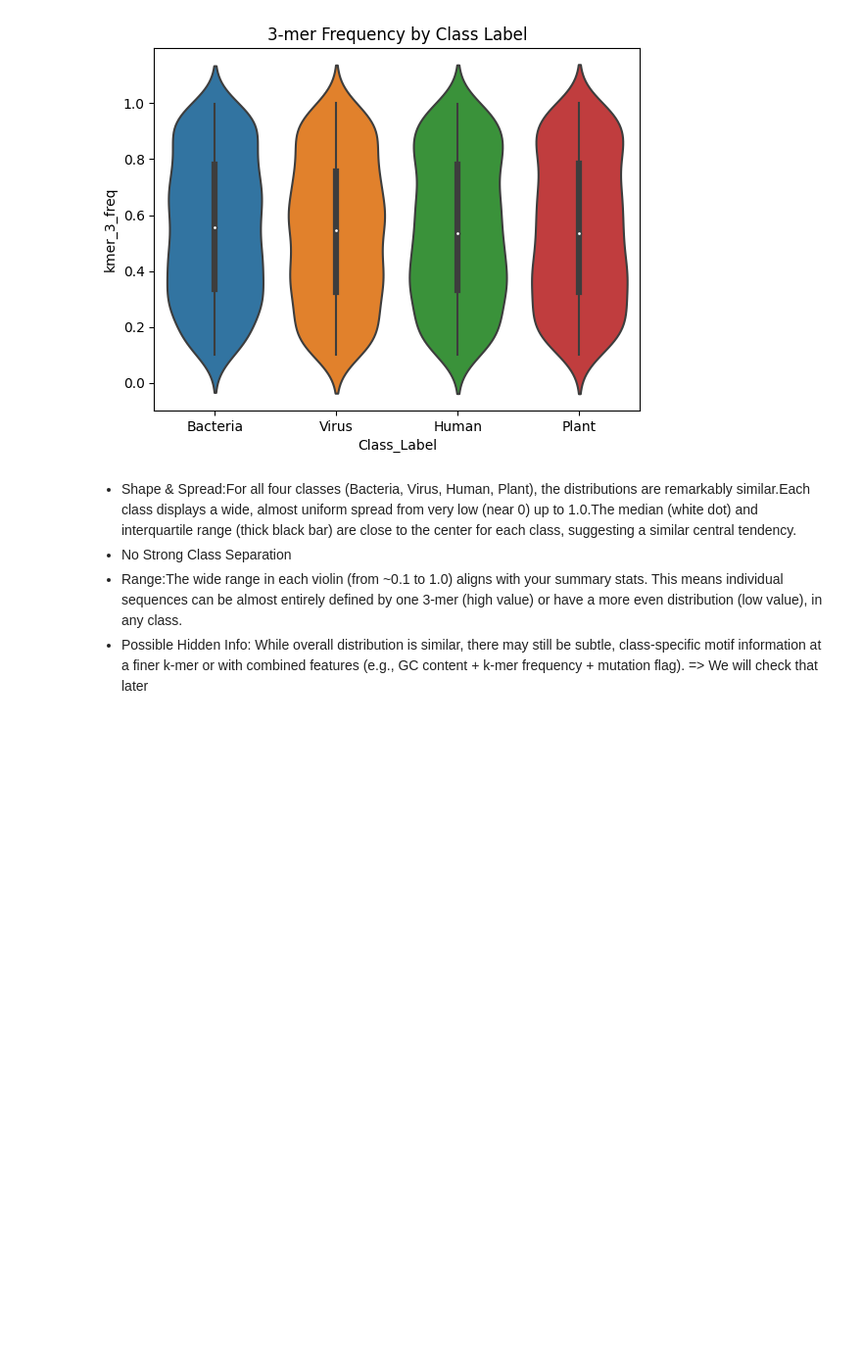
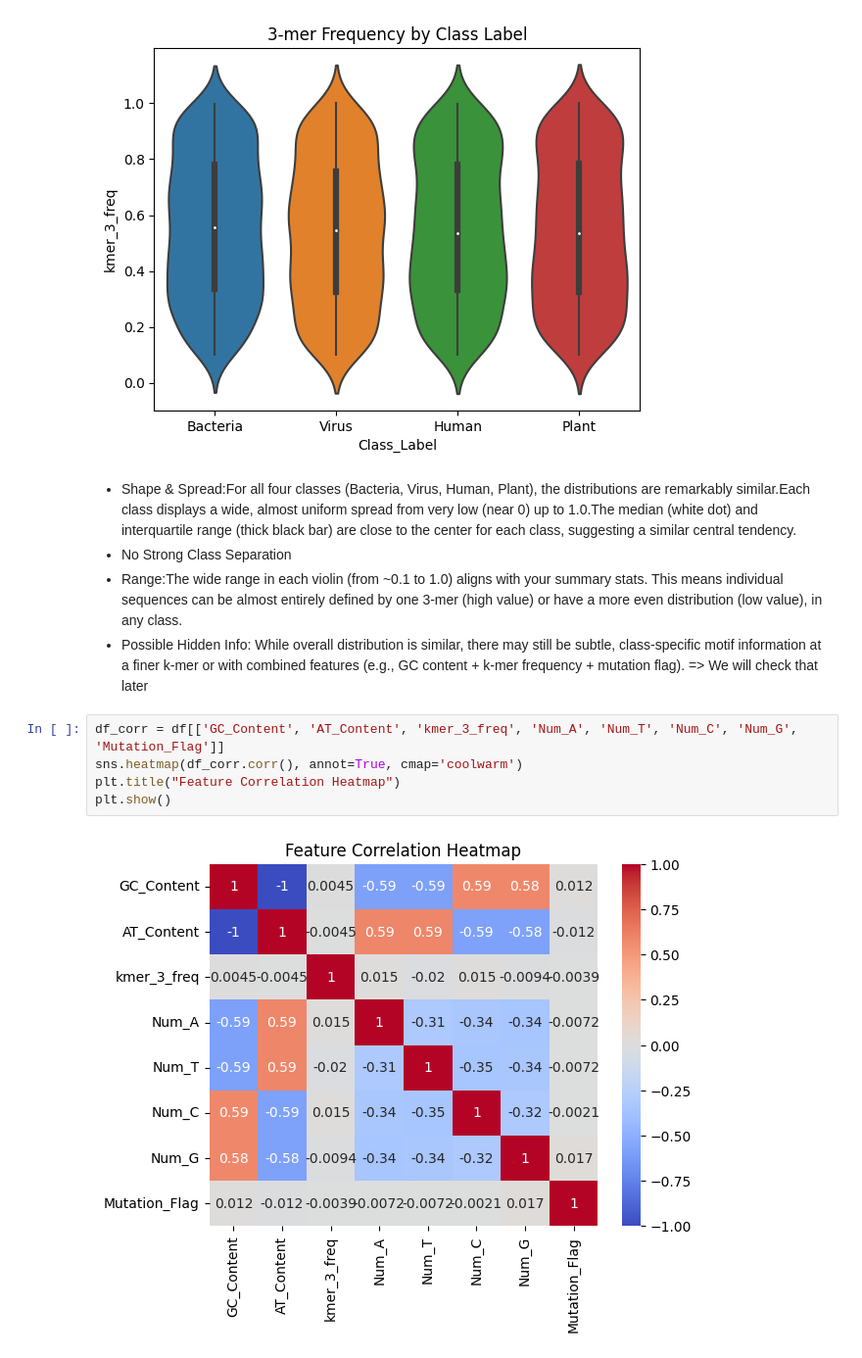
Before and after one commit to alabhastam/BioSeqClassifier, a Jupyter notebook: main.ipynb, the cells around one changed output. Shown: that part at 98% size. Cells and saved outputs as stored; diff of their text form; blank space fills up the shorter version.

```diff
--- a/main.ipynb
+++ b/main.ipynb
@@ -202,3 +202,10 @@ plt.show()
 * No Strong Class Separation
 * Range:The wide range in each violin (from ~0.1 to 1.0) aligns with your summary stats. This means individual sequences can be almost entirely defined by one 3-mer (high value) or have a more even distribution (low value), in any class.
 * Possible Hidden Info: While overall distribution is similar, there may still be subtle, class-specific motif information at a finer k-mer or with combined features (e.g., GC content + k-mer frequency + mutation flag). => We will check that later
+# %%
+df_corr = df[['GC_Content', 'AT_Content', 'kmer_3_freq', 'Num_A', 'Num_T', 'Num_C', 'Num_G', 'Mutation_Flag']]
+sns.heatmap(df_corr.corr(), annot=True, cmap='coolwarm')
+plt.title("Feature Correlation Heatmap")
+plt.show()
+# %% [output]
+[figure, added]
```
Also changed, not shown: parts of 2 cells of this notebook.
